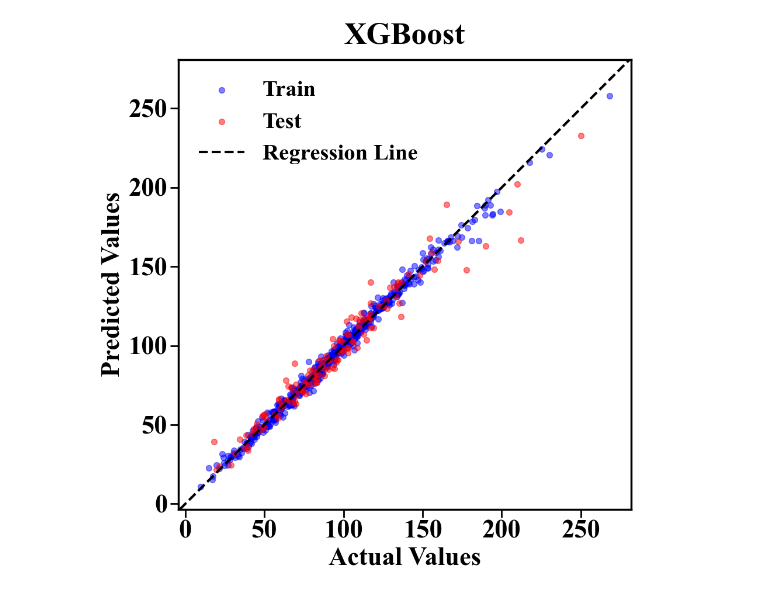
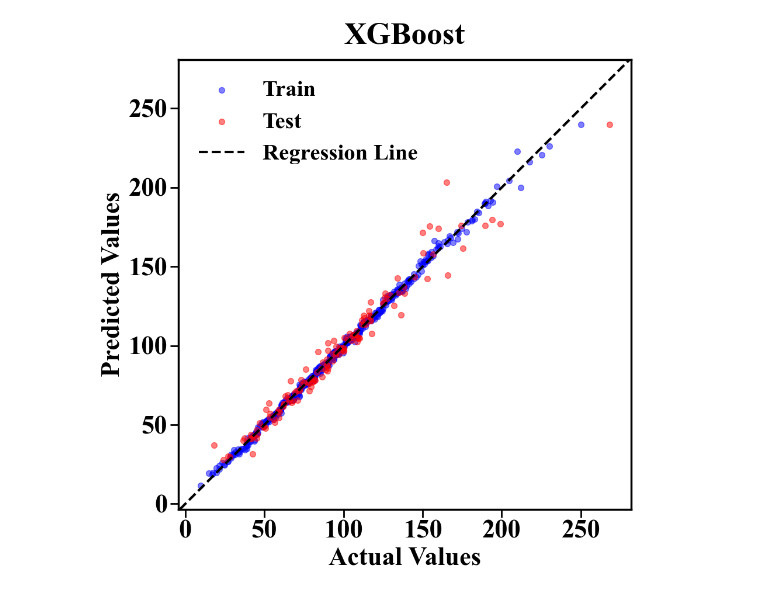
Before and after one commit to YYCHEN2001/Carbon_Cathode_New, a Jupyter notebook: 0.1-XGB-test.ipynb, the cells around one changed output. Saved outputs shown, nothing was run; the diff lists cells and outputs as text; code cells hidden in the pictures.

```diff
--- a/0.1-XGB-test.ipynb
+++ b/0.1-XGB-test.ipynb
@@ -3,8 +3,6 @@ import pandas as pd
 
 # 读取数据
 data = pd.read_csv("data/1_dataset_fillna.csv")
-
-# 分类值进行独热编码
-data = pd.get_dummies(data, drop_first=True)
+data = data.drop(["M", "Anion", "CC"], axis=1)
 data
 # %% [output]
@@ -26,8 +24,8 @@ from sklearn.model_selection import train_test_split
 from sklearn.preprocessing import StandardScaler
 
 # 按目标值分布按10个等级进行数据分割
-data['target_class'] = pd.qcut(data['Cs'], q=20, labels=False)
-X = data.drop(['Cs','target_class'], axis=1)
+data['target_class'] = pd.qcut(data['Cs'], q=10, labels=False)
+X = data.drop('Cs', axis=1)
 y = data['Cs']
 stratify_column = data['target_class']
 X_train, X_test, y_train, y_test = train_test_split(X, y, test_size=0.2, random_state=21, stratify=stratify_column)
@@ -140,22 +42,28 @@ subsample: 0.9
 # %%
 from function import metrics_to_dataframe, plot_actual_vs_predicted
+from xgboost import XGBRegressor
 
 # 初始化模型
-xgb = XGBRegressor(
-    objective='reg:squarederror',
-    random_state=21,
-    **best_params
-)
-
+xgb = XGBRegressor(n_estimators=100,
+                   learning_rate=0.15,
+                   subsample=0.5,
+                   gamma=0.1,
+                   max_depth=8,
+                   min_child_weight=2,
+                   reg_alpha=0.35,
+                   colsample_bytree=0.7,
+                   colsample_bylevel=1.0,
+                   colsample_bynode=0.7,
+                   random_state=21)
 xgb.fit(X_train_scaled, y_train)
 
 y_train_pred = xgb.predict(X_train_scaled)
 y_test_pred = xgb.predict(X_test_scaled)
 
 xgb_metrics = metrics_to_dataframe(y_train, y_train_pred, y_test, y_test_pred, 'XGBoost')
 plot_actual_vs_predicted(y_train, y_train_pred, y_test, y_test_pred, 'XGBoost','output/figures/XGB.png')
 
 xgb_metrics
 # %% [output]
-[figure, old version]
+[figure, new version]
 |  | model | R2_train | MAE_train | MAPE_train | RMSE_train | R2_test | MAE_test | MAPE_test | RMSE_test |
```
Also changed, not shown: parts of 3 cells of this notebook, 8 other files.
